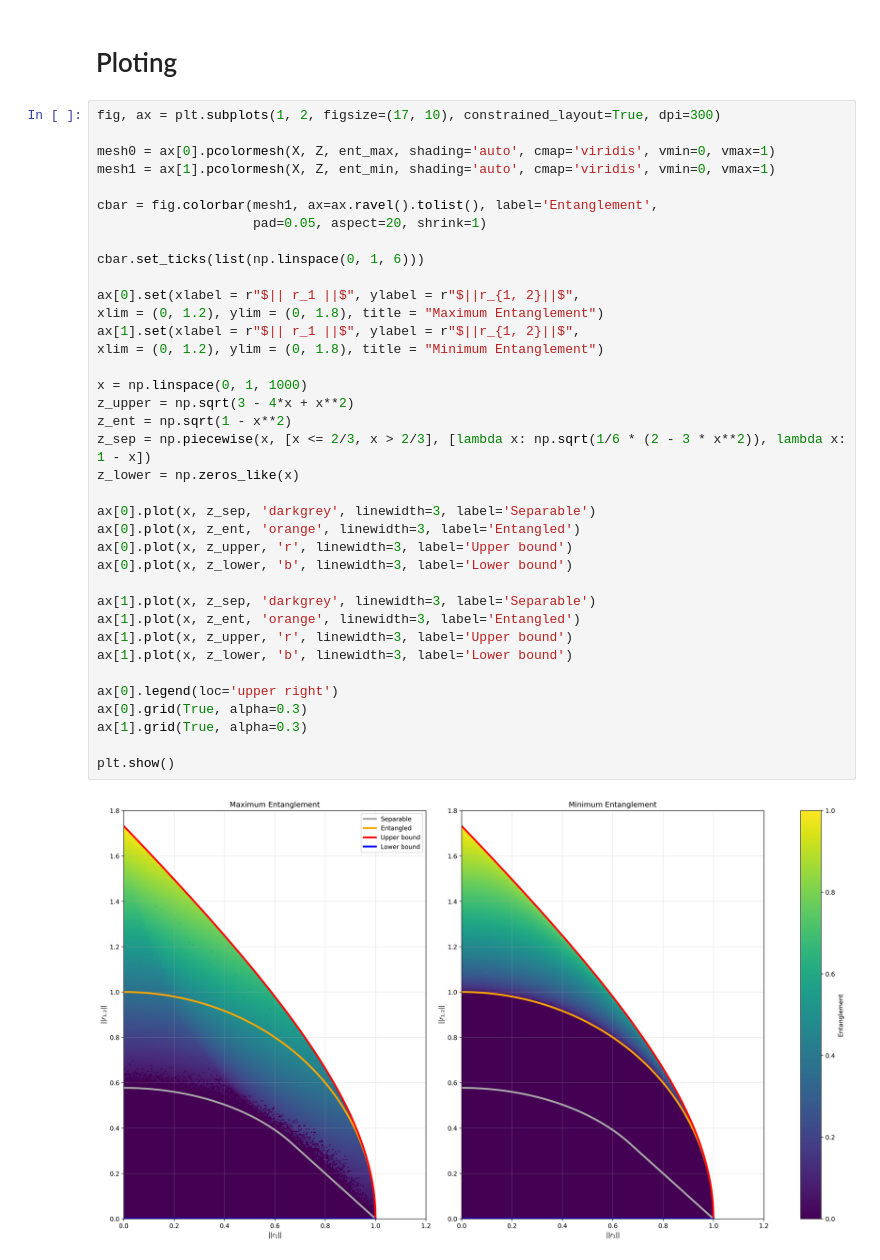
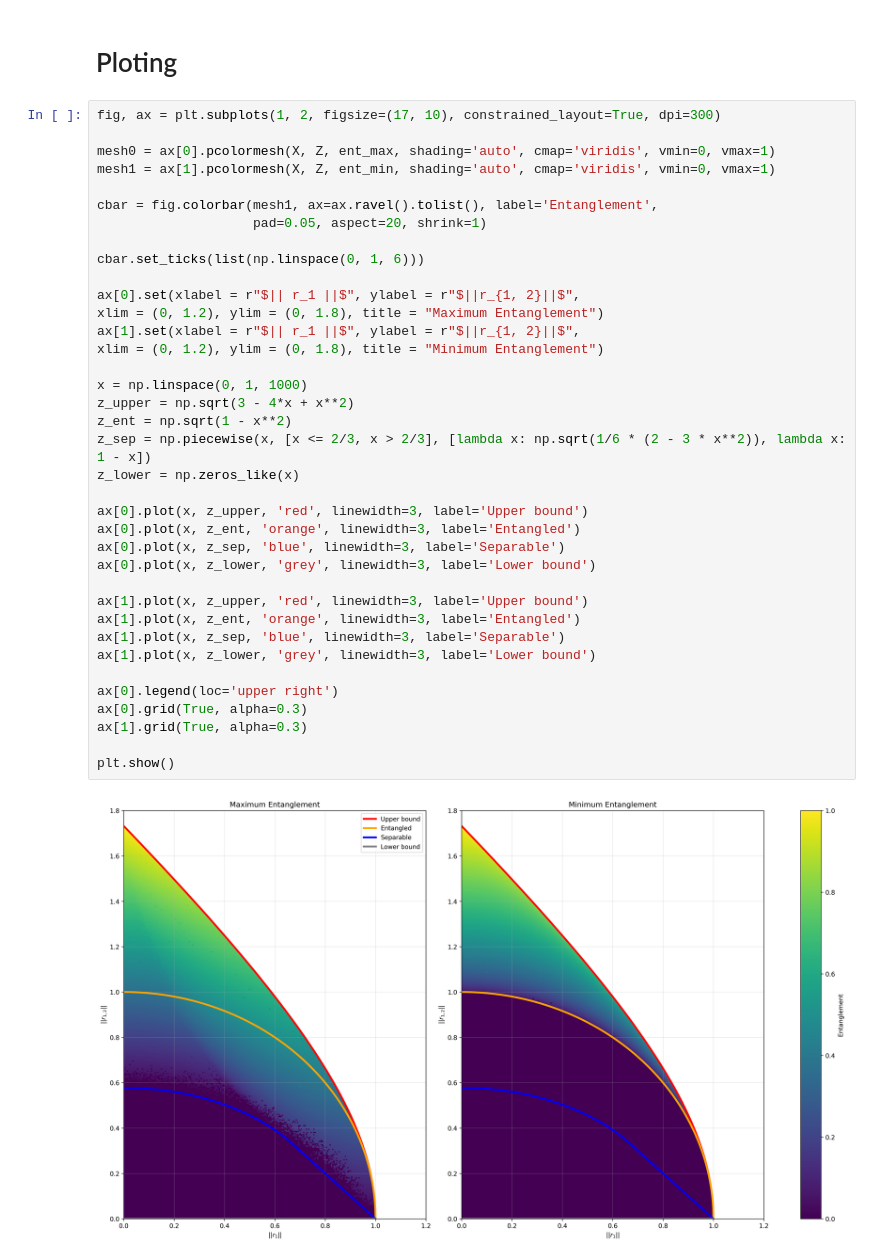
Before and after one commit to Garcia-Velo/-2024--bloch-lengths, a Jupyter notebook: notebooks/post/two_qubits/xz_plane.ipynb, the cells around one changed output. Cells and saved outputs as stored; diff of their text form.

```diff
--- a/notebooks/post/two_qubits/xz_plane.ipynb
+++ b/notebooks/post/two_qubits/xz_plane.ipynb
@@ -33,40 +33,40 @@ fig, ax = plt.subplots(1, 2, figsize=(17, 10), constrained_layout=True, dpi=300)
 
 mesh0 = ax[0].pcolormesh(X, Z, ent_max, shading='auto', cmap='viridis', vmin=0, vmax=1)
 mesh1 = ax[1].pcolormesh(X, Z, ent_min, shading='auto', cmap='viridis', vmin=0, vmax=1)
 
 cbar = fig.colorbar(mesh1, ax=ax.ravel().tolist(), label='Entanglement',
                     pad=0.05, aspect=20, shrink=1)
 
 cbar.set_ticks(list(np.linspace(0, 1, 6)))
 
 ax[0].set(xlabel = r"$|| r_1 ||$", ylabel = r"$||r_{1, 2}||$",
 xlim = (0, 1.2), ylim = (0, 1.8), title = "Maximum Entanglement")
 ax[1].set(xlabel = r"$|| r_1 ||$", ylabel = r"$||r_{1, 2}||$",
 xlim = (0, 1.2), ylim = (0, 1.8), title = "Minimum Entanglement")
 
 x = np.linspace(0, 1, 1000)
 z_upper = np.sqrt(3 - 4*x + x**2)
 z_ent = np.sqrt(1 - x**2)
 z_sep = np.piecewise(x, [x <= 2/3, x > 2/3], [lambda x: np.sqrt(1/6 * (2 - 3 * x**2)), lambda x: 1 - x])
 z_lower = np.zeros_like(x)
 
-ax[0].plot(x, z_sep, 'darkgrey', linewidth=3, label='Separable')
+ax[0].plot(x, z_upper, 'red', linewidth=3, label='Upper bound')
 ax[0].plot(x, z_ent, 'orange', linewidth=3, label='Entangled')
-ax[0].plot(x, z_upper, 'r', linewidth=3, label='Upper bound')
-ax[0].plot(x, z_lower, 'b', linewidth=3, label='Lower bound')
+ax[0].plot(x, z_sep, 'blue', linewidth=3, label='Separable')
+ax[0].plot(x, z_lower, 'grey', linewidth=3, label='Lower bound')
 
-ax[1].plot(x, z_sep, 'darkgrey', linewidth=3, label='Separable')
+ax[1].plot(x, z_upper, 'red', linewidth=3, label='Upper bound')
 ax[1].plot(x, z_ent, 'orange', linewidth=3, label='Entangled')
-ax[1].plot(x, z_upper, 'r', linewidth=3, label='Upper bound')
-ax[1].plot(x, z_lower, 'b', linewidth=3, label='Lower bound')
+ax[1].plot(x, z_sep, 'blue', linewidth=3, label='Separable')
+ax[1].plot(x, z_lower, 'grey', linewidth=3, label='Lower bound')
 
 ax[0].legend(loc='upper right')
 ax[0].grid(True, alpha=0.3)
 ax[1].grid(True, alpha=0.3)
 
 plt.show()
 # %% [output]
-[figure, old version]
+[figure, new version]
 # %%
 fig, ax = plt.subplots(1, 2, figsize=(17, 10), constrained_layout=True, dpi=300)
 
```
Also changed, not shown: parts of 1 cell of this notebook, 6 other files.
